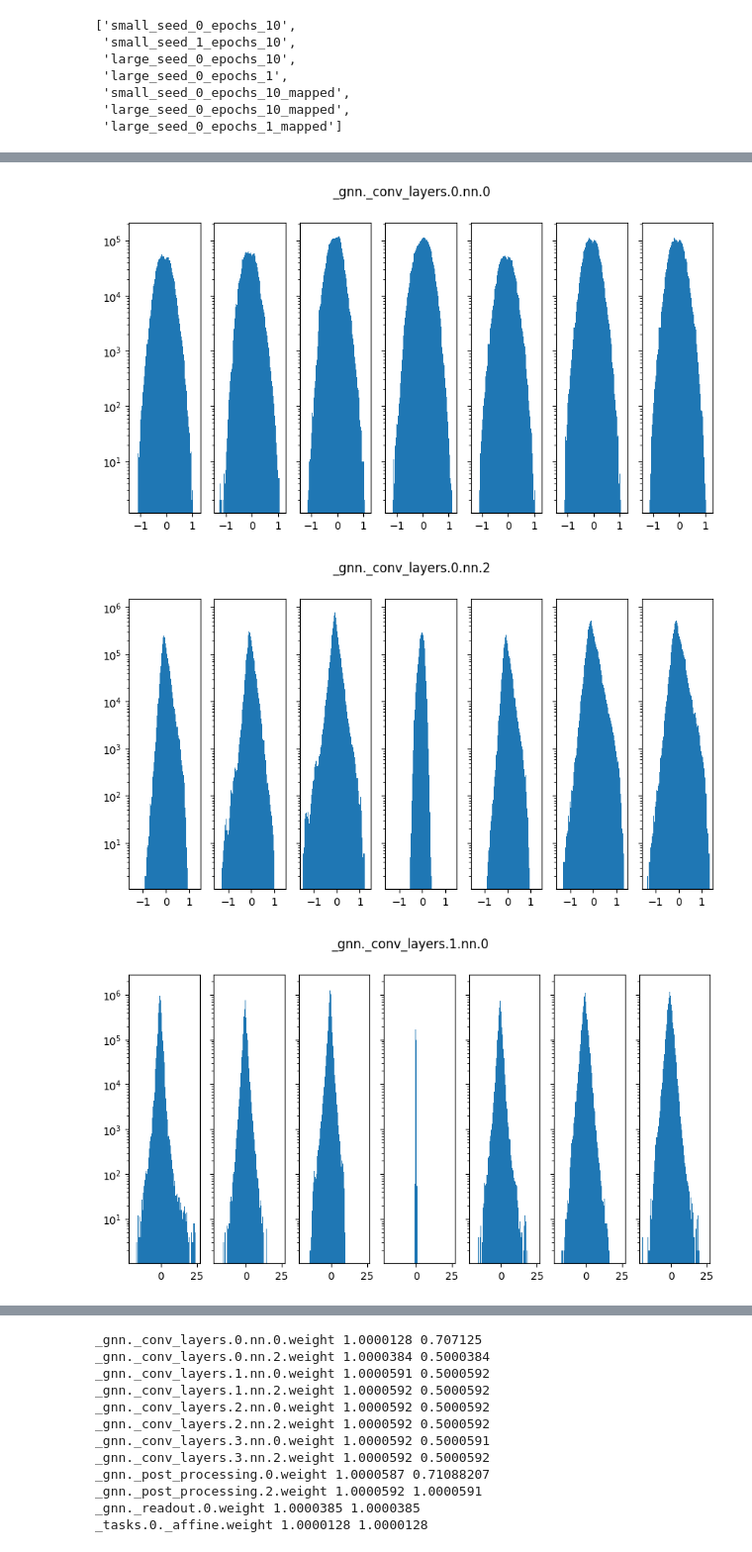
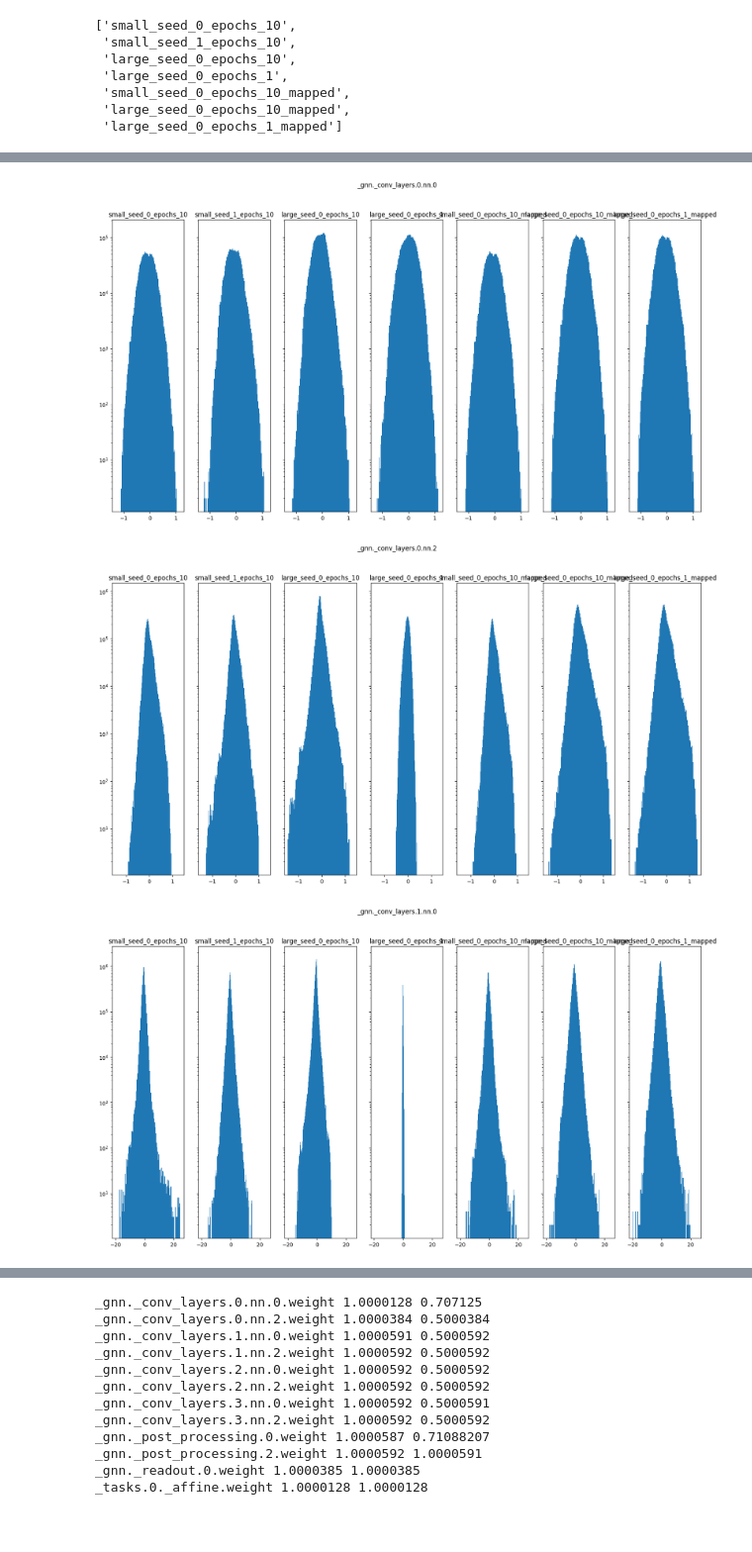
Before and after one commit to mkotyushev/icecube, a Jupyter notebook: graphnet-map.ipynb, the cells around one changed output, grey strips where cells are left out. Shown at 99% size. Cells and saved outputs as stored; diff of their text form; code cells hidden in the pictures; blank space fills up the shorter version.

```diff
--- a/graphnet-map.ipynb
+++ b/graphnet-map.ipynb
@@ -88,46 +89,6 @@ train_dataloader = make_dataloader(db = config_small['path'],
     index_column = config_small['index_column'],
     truth_table = config_small['truth_table'],
 )
-# %%
-layer_names = {
-    '_gnn._conv_layers.0.nn.0',
-    '_gnn._conv_layers.0.nn.2',
-    '_gnn._conv_layers.1.nn.0',
-    '_gnn._conv_layers.1.nn.2',
-    '_gnn._conv_layers.2.nn.0',
-    '_gnn._conv_layers.2.nn.2',
-    '_gnn._conv_layers.3.nn.0',
-    '_gnn._conv_layers.3.nn.2',
-    '_gnn._post_processing.0',
-    '_gnn._post_processing.2',
-    '_gnn._readout.0',
-    '_tasks.0._affine',
-}
-
-def map_model(model_from, model_to, dataloader, n_samples):
-    models = [
-        model_from.cuda(),
-        model_to.cuda(),
-    ]
-    with torch.no_grad():
-        activations = compute_activations_across_models_v1(
-            args,
-            models,
-            dataloader,
-            n_samples,
-            mode='raw',
-            layer_names=layer_names
-        )
-        _, mapped_state_dict, _ = get_acts_wassersteinized_layers_modularized(args, models, activations, train_loader=train_dataloader, test_loader=None)
-
-    mapped_state_dict = {
-        k: v[:, 0] if 'bias' in k else v for k, v in mapped_state_dict.items()
-    }
-
-    model_mapped = deepcopy(model_to)
-    model_mapped.load_state_dict(mapped_state_dict)
-
-    return model_mapped
 # %%
 models['small_seed_0_epochs_10_mapped'] = map_model(
     models['small_seed_0_epochs_10'],
@@ -248,13 +209,13 @@ for layer_names, acts in zip(
     zip(*[activations[i].keys() for i in range(len(activations))]),
     zip(*[activations[i].values() for i in range(len(activations))])
 ):
-    fig, axes = plt.subplots(1, len(acts), figsize=(10, 5), sharey=True, sharex=True)
+    fig, axes = plt.subplots(1, len(acts), figsize=(20, 10), sharey=True, sharex=True)
     fig.suptitle(layer_names[0])
     print(layer_names[0], [a.shape for a in acts])
     print(layer_names[0], [a.min().item() for a in acts])
     print(layer_names[0], [a.max().item() for a in acts])
     a_std_rel = []
-    for i, a in enumerate(acts):
+    for i, (model_name, a) in enumerate(zip(models_names, acts)):
         a_flattened = a.flatten().cpu().numpy()
         if i == 0:
             a_std_rel.append(1)
@@ -262,6 +223,7 @@ for layer_names, acts in zip(
             a_std_rel.append(a_flattened.std() / a_std_rel[0])
         axes[i].hist(a_flattened, bins=100)
         axes[i].set_yscale('log')
+        axes[i].set_title(model_name)
     print(layer_names[0], a_std_rel)
     print()
 # %% [output]
@@ -285,3 +247,3 @@ _tasks.0._affine [1, 18.778657913208008, 19.444307327270508, 0.03876997902989387
-[figure, old version]
+[figure, new version]
-[figure, old version]
+[figure, new version]
-[figure, old version]
+[figure, new version]
```
Also changed, not shown: parts of 13 cells of this notebook.
